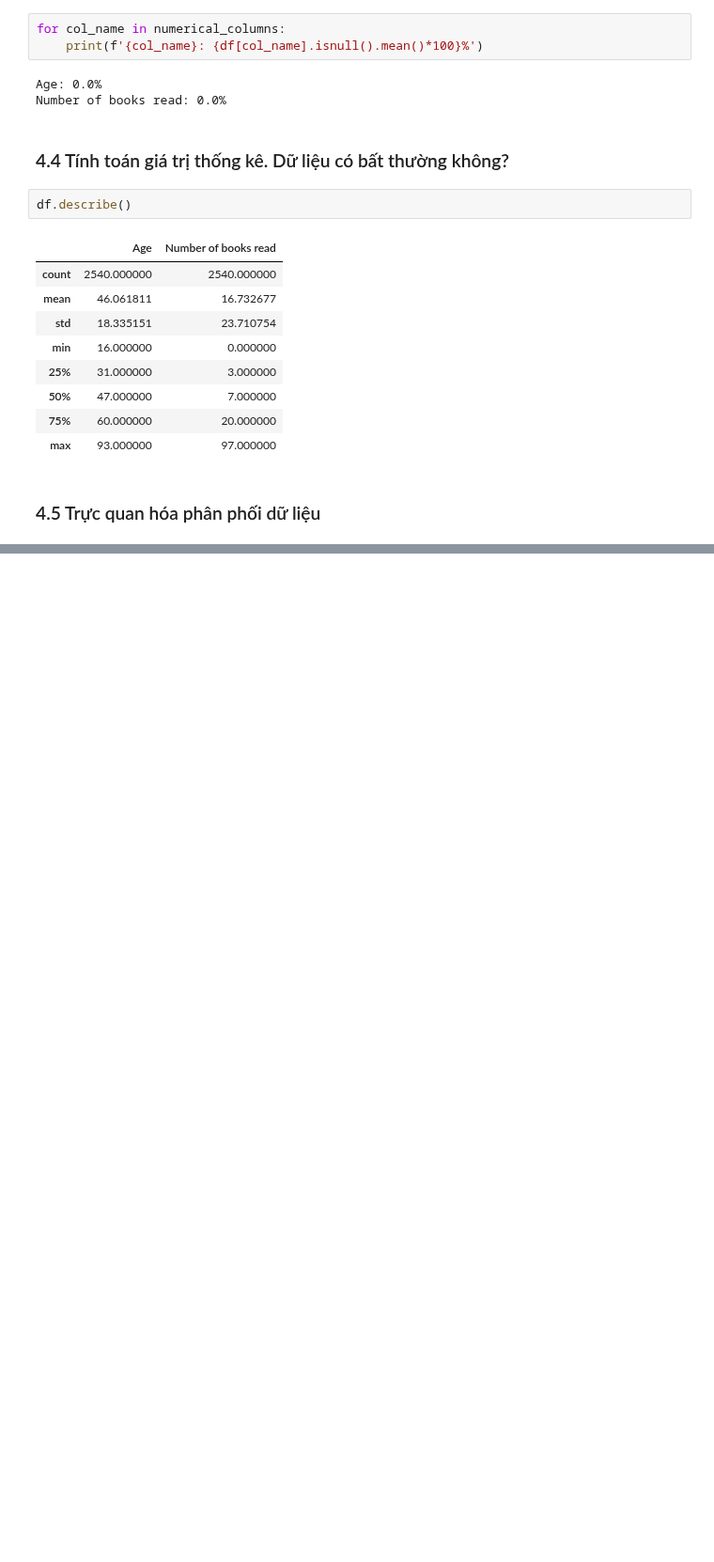
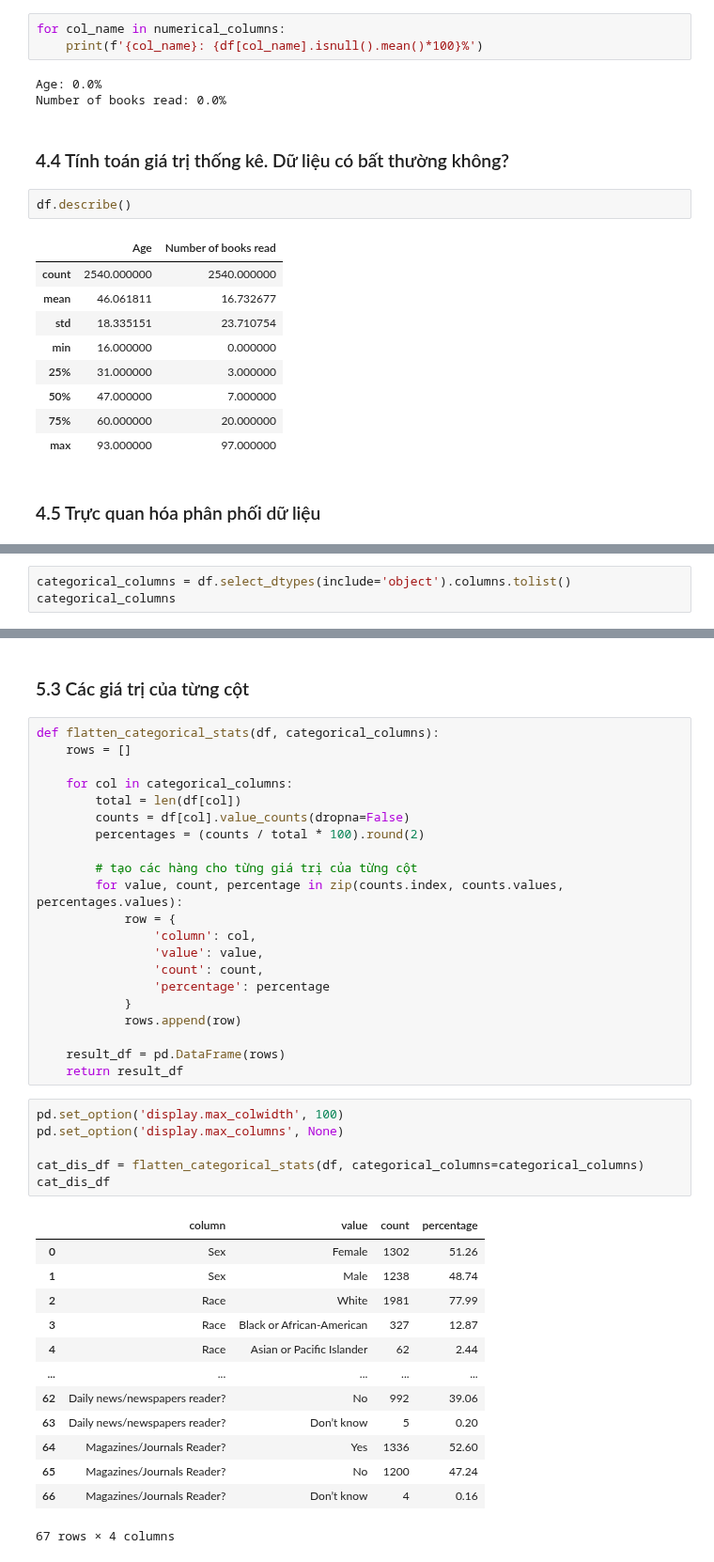
Before and after one commit to neyngnn/LTKHDL, a Jupyter notebook: DataPreprocessing.ipynb, the cells around one changed output, grey strips where cells are left out. Shown at 94% size. Cells and saved outputs as stored; diff of their text form; blank space fills up the shorter version.

```diff
--- a/DataPreprocessing.ipynb
+++ b/DataPreprocessing.ipynb
@@ -227,0 +232,3 @@ plt.show()
+# %%
+categorical_columns = df.select_dtypes(include='object').columns.tolist()
+categorical_columns
@@ -227,0 +265,43 @@ plt.show()
+# %% [markdown]
+### 5.3 Các giá trị của từng cột
+# %%
+def flatten_categorical_stats(df, categorical_columns):
+    rows = []
+
+    for col in categorical_columns:
+        total = len(df[col])
+        counts = df[col].value_counts(dropna=False)
+        percentages = (counts / total * 100).round(2)
+
+        # tạo các hàng cho từng giá trị của từng cột
+        for value, count, percentage in zip(counts.index, counts.values, percentages.values):
+            row = {
+                'column': col,
+                'value': value,
+                'count': count,
+                'percentage': percentage
+            }
+            rows.append(row)
+
+    result_df = pd.DataFrame(rows)
+    return result_df
+# %%
+pd.set_option('display.max_colwidth', 100)
+pd.set_option('display.max_columns', None)
+
+cat_dis_df = flatten_categorical_stats(df, categorical_columns=categorical_columns)
+cat_dis_df
+# %% [output]
+|  | column | value | count | percentage |
+| 0 | Sex | Female | 1302 | 51.26 |
+| 1 | Sex | Male | 1238 | 48.74 |
+| 2 | Race | White | 1981 | 77.99 |
+| 3 | Race | Black or African-American | 327 | 12.87 |
+| 4 | Race | Asian or Pacific Islander | 62 | 2.44 |
+| ... | ... | ... | ... | ... |
+| 62 | Daily news/newspapers reader? | No | 992 | 39.06 |
+| 63 | Daily news/newspapers reader? | Don’t know | 5 | 0.20 |
+| 64 | Magazines/Journals Reader? | Yes | 1336 | 52.60 |
+| 65 | Magazines/Journals Reader? | No | 1200 | 47.24 |
+| 66 | Magazines/Journals Reader? | Don’t know | 4 | 0.16 |
+67 rows × 4 columns
```
Also changed, not shown: parts of 21 cells of this notebook, 1 other file.
